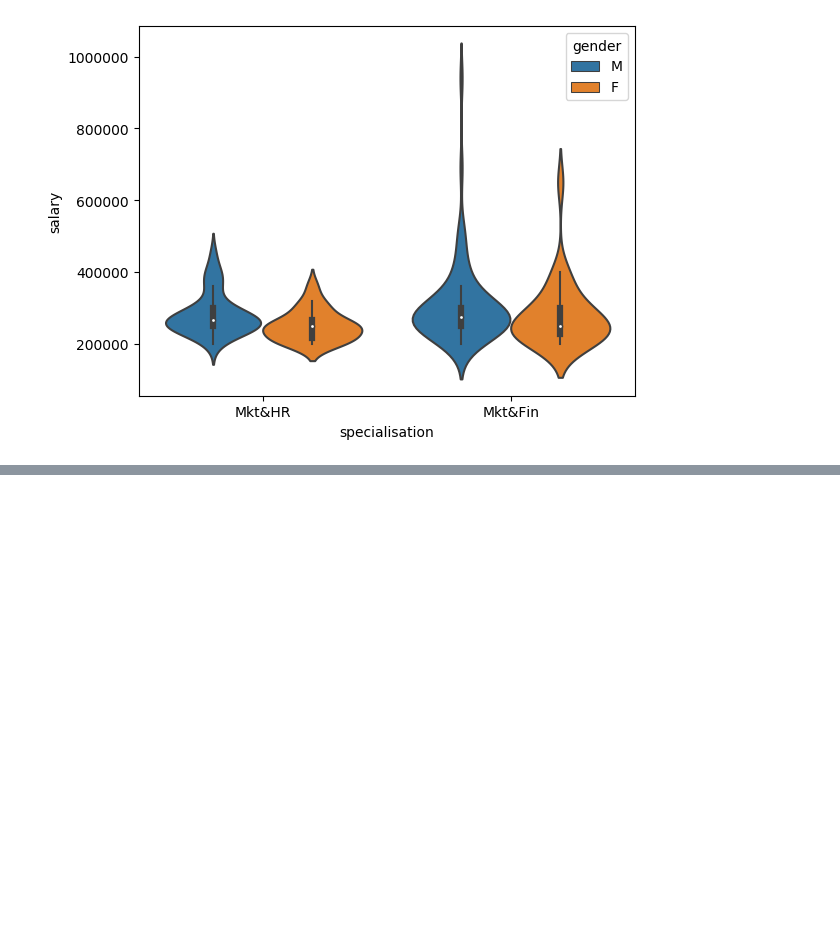
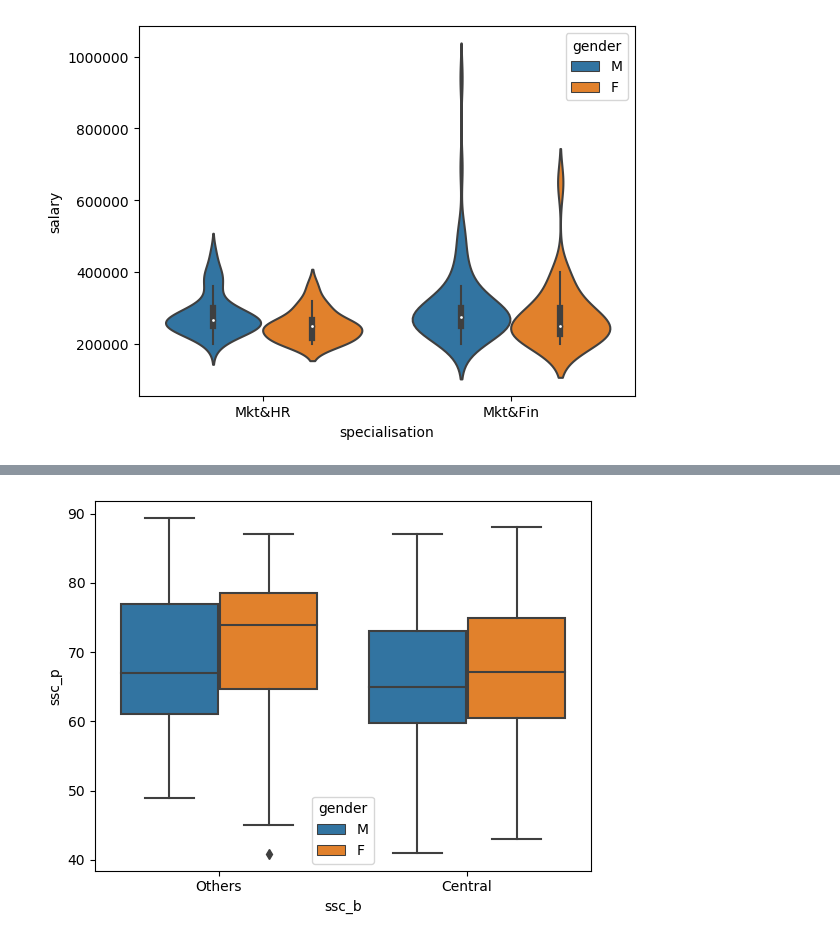
Before and after one commit to sathyakathiresan2019-arch/Data_Visualization, a Jupyter notebook: Week7.Data visualization-seaborn/Data_Visualization_seaborn.ipynb, the cells around one changed output, grey strips where cells are left out. Drawn from its saved outputs; the diff is of its cells as text; code cells hidden in the pictures; blank space fills up the shorter version.

```diff
--- a/Week7.Data visualization-seaborn/Data_Visualization_seaborn.ipynb
+++ b/Week7.Data visualization-seaborn/Data_Visualization_seaborn.ipynb
@@ -155,0 +143,17 @@ F_onewayResult(statistic=0.6719700864663097, pvalue=0.5110602818995302)
+# %%
+#In the view of others students' performance in 10th grade, Male candidates performance is better than female candidates.
+#Males' Marks starts with 49% to 89%. Females' marks  starts with 45% to 86%. male candidate Interquartile range
+#details are Q1=61%,Q2=66%,Q3=76% and Q4=89%.Q2 to Q3 growth is 10% whereas Q3 to Q4 growth is 13%. Female candidate
+#Interquartile range details are Q1=64%,Q2=74%,Q3=78% and Q4=86%.Q2 to Q3 growth is 4% whereas Q3 to Q4 growth is 8%.
+#In the view of central students' performance in 10th grade, Female candidates performance is better than Male candidates.
+#Males' Marks starts with 45% to 86%. Females' marks  starts with 44% to 87%. male candidates' Interquartile range
+#details are Q1=60%,Q2=64%,Q3=73% and Q4=86%.Q2 to Q3 growth is 9% whereas Q3 to Q4 growth is 13%. Female candidate
+#Interquartile range details are Q1=61%,Q2=67%,Q3=75% and Q4=87%.Q2 to Q3 growth is 6% whereas Q3 to Q4 growth is 12%.
+#Overall performance Report says that Others students got better performance in 10th grade than others female and
+#central candidates
+#Lesser Outlier present for female others students on the range of 40%
+
+sb.boxplot(x='ssc_b',y='ssc_p',data=dataset,hue='gender')
+plt.show()
+# %% [output]
+[figure, added]
```
Also changed, not shown: parts of 24 cells of this notebook, 4 other files.
